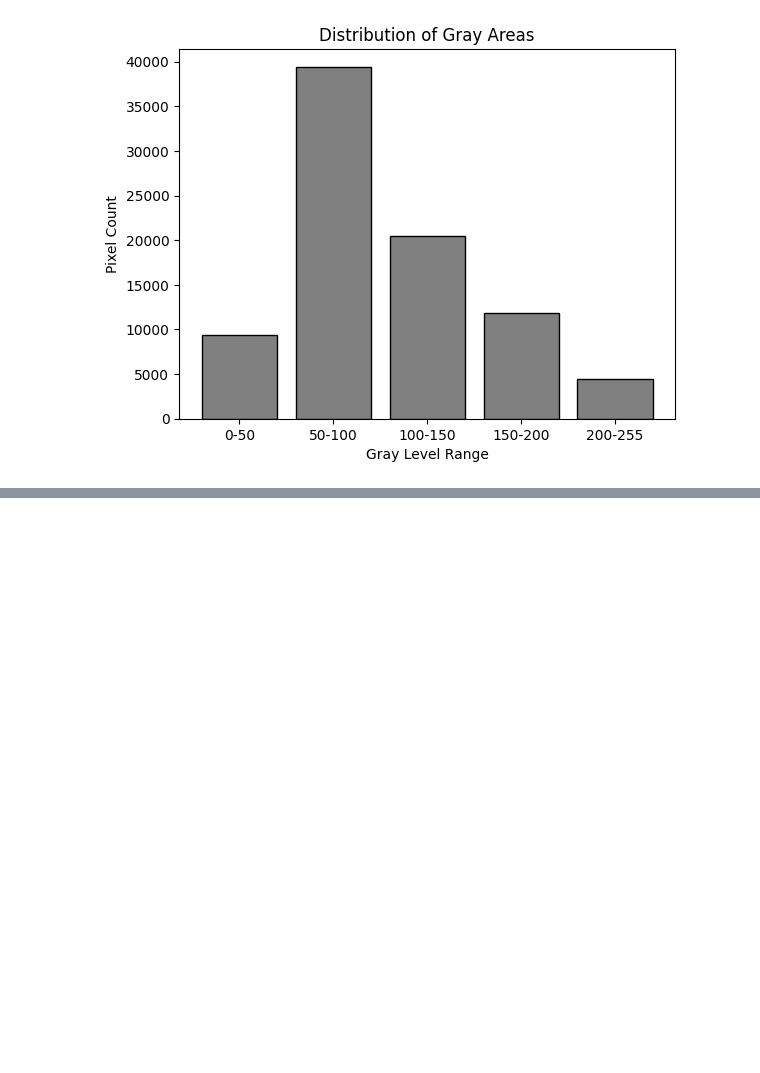
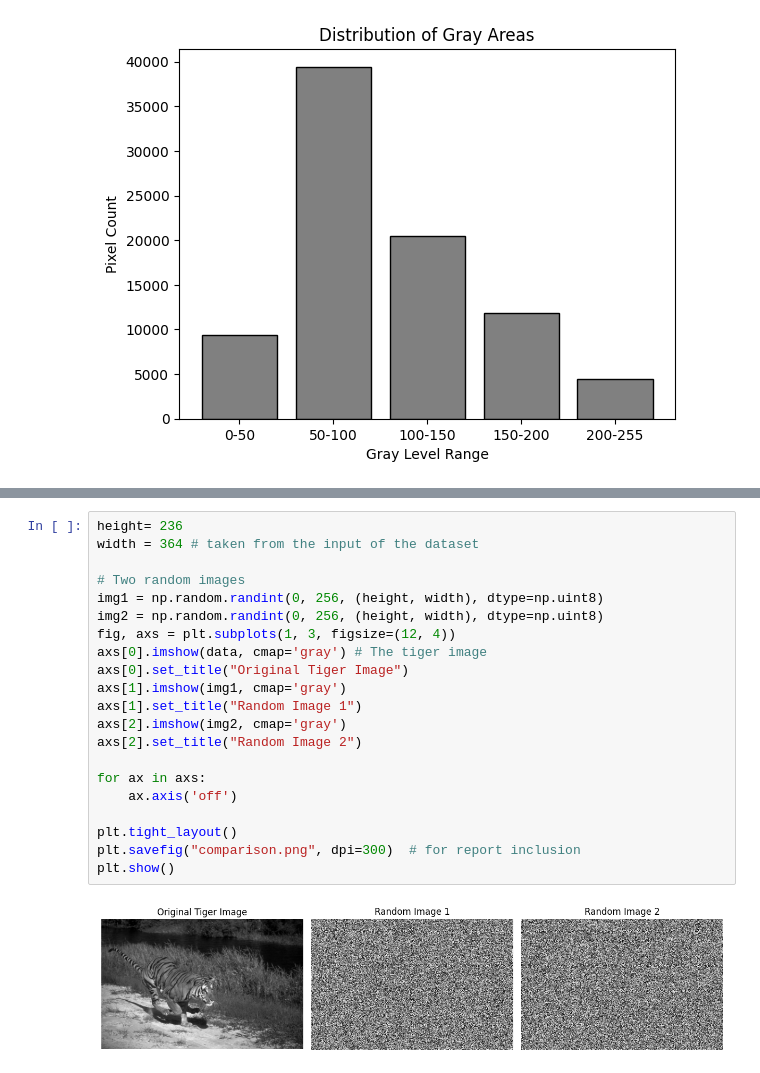
Before and after one commit to Nahom32/Random-Images, a Jupyter notebook: Random_Images.ipynb, the cells around one changed output, grey strips where cells are left out. Saved outputs shown, nothing was run; the diff lists cells and outputs as text; blank space fills up the shorter version.

```diff
--- a/Random_Images.ipynb
+++ b/Random_Images.ipynb
@@ -60,0 +86,23 @@ plt.show()
+# %%
+height= 236
+width = 364 # taken from the input of the dataset
+
+# Two random images
+img1 = np.random.randint(0, 256, (height, width), dtype=np.uint8)
+img2 = np.random.randint(0, 256, (height, width), dtype=np.uint8)
+fig, axs = plt.subplots(1, 3, figsize=(12, 4))
+axs[0].imshow(data, cmap='gray') # The tiger image
+axs[0].set_title("Original Tiger Image")
+axs[1].imshow(img1, cmap='gray')
+axs[1].set_title("Random Image 1")
+axs[2].imshow(img2, cmap='gray')
+axs[2].set_title("Random Image 2")
+
+for ax in axs:
+    ax.axis('off')
+
+plt.tight_layout()
+plt.savefig("comparison.png", dpi=300)  # for report inclusion
+plt.show()
+# %% [output]
+[figure, added]
```
Also changed, not shown: parts of 3 cells of this notebook.
